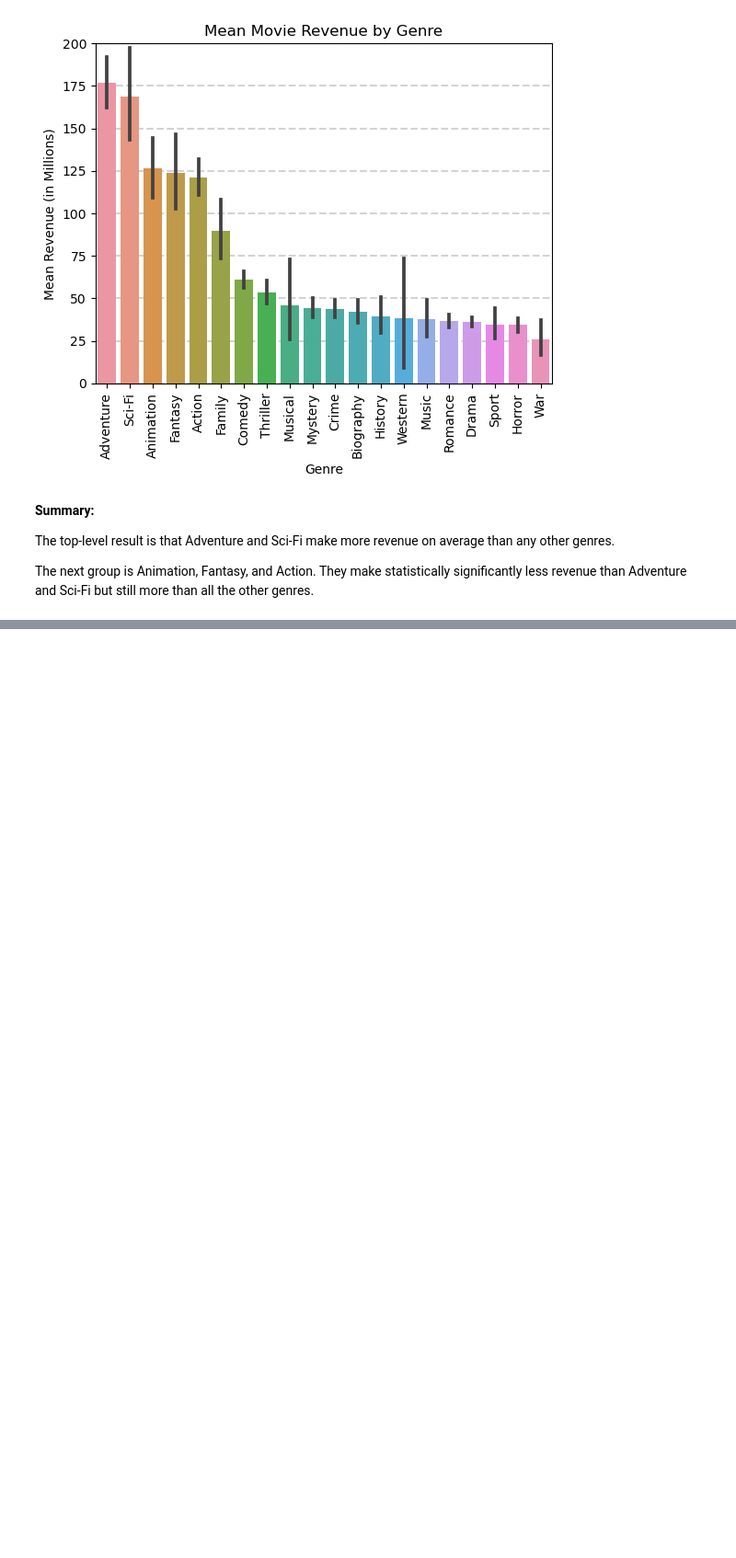
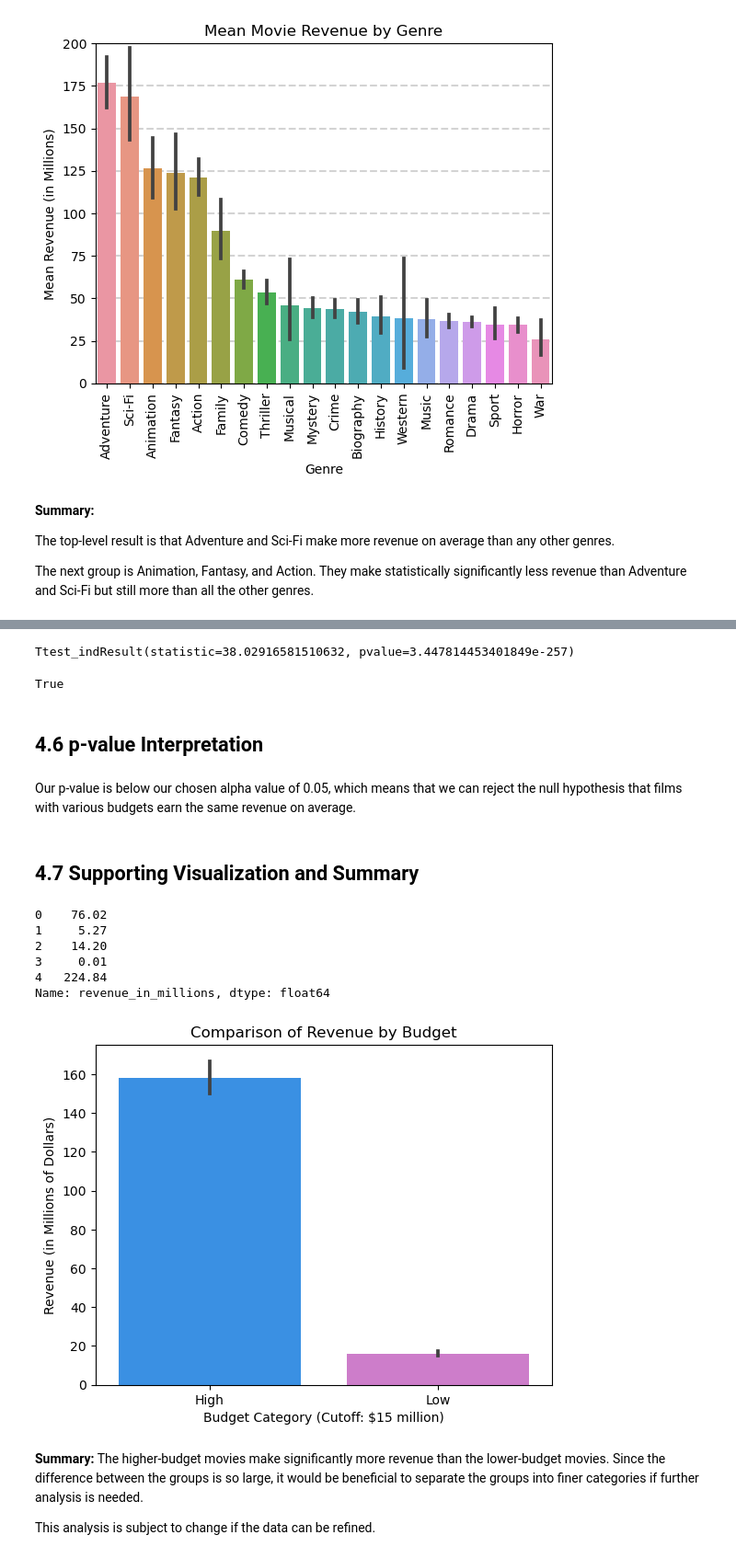
Before and after one commit to kellianneyang/movies-profitability-project, a Jupyter notebook: part4_hypothesis_testing.ipynb, the cells around one changed output, grey strips where cells are left out. Shown: that part at 92% size. Drawn from its saved outputs; the diff is of its cells as text; code cells hidden in the pictures; blank space fills up the shorter version.

```diff
--- a/part4_hypothesis_testing.ipynb
+++ b/part4_hypothesis_testing.ipynb
@@ -754,0 +825,5 @@ The next group is Animation, Fantasy, and Action. They make statistically signif
+# %%
+df['budget_category'] = df['budget'].apply(lambda x: 'high' if x >= 15000000 else 'low')
+
+# check
+df.head()
@@ -754,0 +935,53 @@ The next group is Animation, Fantasy, and Action. They make statistically signif
+# %%
+result = stats.ttest_ind(budgets['high_budgets'],
+                        budgets['low_budgets'],
+                        equal_var = False)
+print(result)
+result.pvalue < 0.05
+# %% [output]
+Ttest_indResult(statistic=38.02916581510632, pvalue=3.447814453401849e-257)
+True
+# %% [markdown]
+## 4.6 p-value Interpretation
+# %% [markdown]
+Our p-value is below our chosen alpha value of 0.05, which means that we can reject the null hypothesis that films with various budgets earn the same revenue on average.
+# %% [markdown]
+## 4.7 Supporting Visualization and Summary
+# %%
+# convert revenue to millions for readability
+def convert_to_millions(number):
+    return number / 1000000
+
+df['revenue_in_millions'] = df['revenue'].apply(lambda x: convert_to_millions(x))
+
+# check
+df['revenue_in_millions'].head()
+# %% [output]
+0    76.02
+1     5.27
+2    14.20
+3     0.01
+4   224.84
+Name: revenue_in_millions, dtype: float64
+# %%
+# specify colors
+groups_palette={"high": 'dodgerblue',
+                "low": 'orchid'}
+
+# barplot
+ax = sns.barplot(data = df,
+            x = 'budget_category',
+            y = 'revenue_in_millions',
+            palette = groups_palette)
+
+# set axis labels and title
+ax.set_title('Comparison of Revenue by Budget')
+ax.set_xlabel('Budget Category (Cutoff: $15 million)')
+ax.set_ylabel('Revenue (in Millions of Dollars)')
+ax.set_xticklabels(['High', 'Low']);
+# %% [output]
+[figure, added]
+# %% [markdown]
+**Summary:** The higher-budget movies make significantly more revenue than the lower-budget movies. Since the difference between the groups is so large, it would be beneficial to separate the groups into finer categories if further analysis is needed.
+
+This analysis is subject to change if the data can be refined.
```
Also changed, not shown: parts of 25 cells of this notebook.
